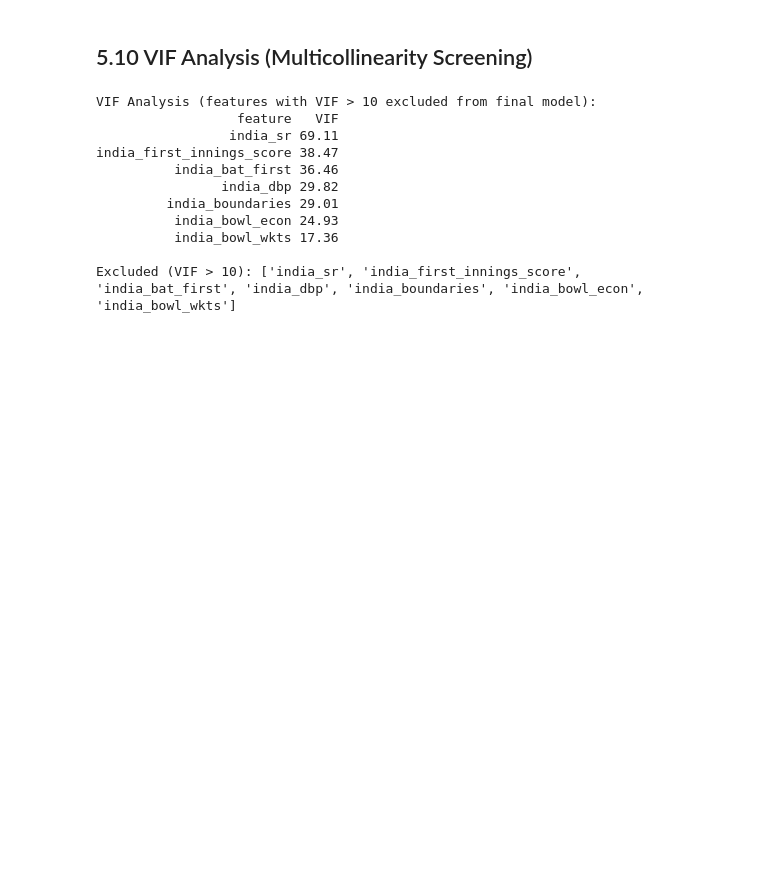
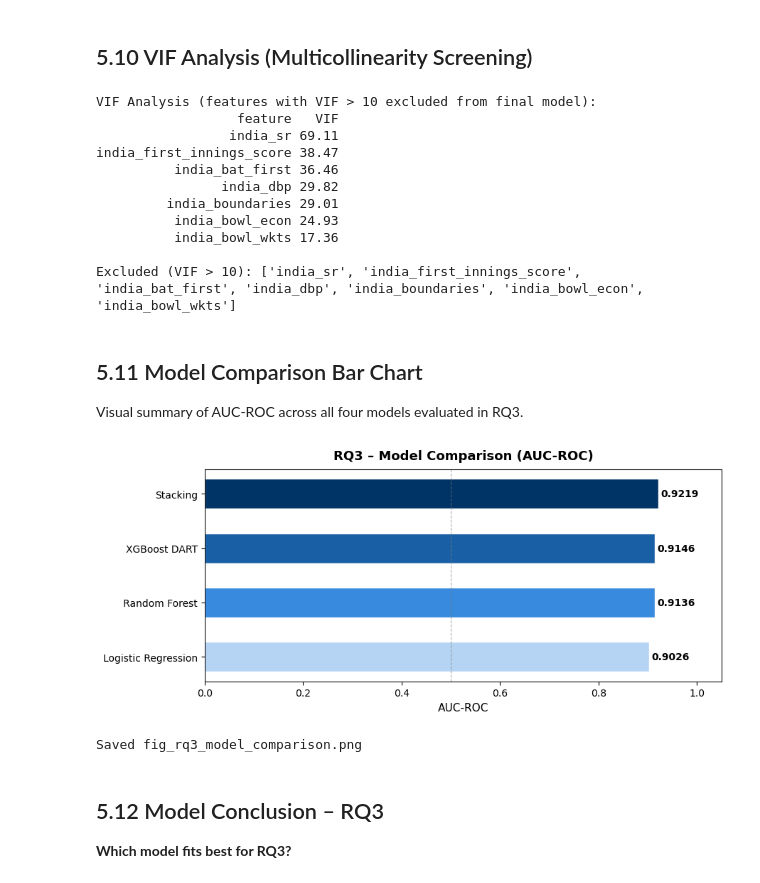
Before and after one commit to jesminec/india-cricket-analytics, a Jupyter notebook: notebooks/05_rq3_multi_kpi_classifier.ipynb, the cells around one changed output. Drawn from its saved outputs; the diff is of its cells as text; code cells hidden in the pictures; blank space fills up the shorter version.

```diff
--- a/notebooks/05_rq3_multi_kpi_classifier.ipynb
+++ b/notebooks/05_rq3_multi_kpi_classifier.ipynb
@@ -282,3 +282,38 @@ india_first_innings_score 38.47
           india_bowl_wkts 17.36
 
 Excluded (VIF > 10): ['india_sr', 'india_first_innings_score', 'india_bat_first', 'india_dbp', 'india_boundaries', 'india_bowl_econ', 'india_bowl_wkts']
+# %% [markdown]
+## 5.11  Model Comparison Bar Chart
+
+Visual summary of AUC-ROC across all four models evaluated in RQ3.
+# %%
+# results dict must exist from section 5.7
+try:
+    res_df = pd.DataFrame(results).T
+    metric = 'auc_roc' if 'auc_roc' in res_df.columns else res_df.columns[0]
+
+    fig, ax = plt.subplots(figsize=(9, 4))
+    colors = ['#B5D4F4','#378ADD','#185FA5','#003366']
+    bars = ax.barh(res_df.index, res_df[metric], color=colors[:len(res_df)],
+                   edgecolor='white', height=0.55)
+    for bar in bars:
+        w = bar.get_width()
+        ax.text(w + 0.005, bar.get_y() + bar.get_height()/2,
+                f'{w:.4f}', va='center', fontsize=10, fontweight='bold')
+    ax.set_xlabel(metric.upper().replace('_', '-'), fontsize=11)
+    ax.set_title('RQ3 – Model Comparison (AUC-ROC)', fontsize=13, fontweight='bold', pad=10)
+    ax.set_xlim(0, 1.05)
+    ax.axvline(0.5, color='grey', lw=0.8, ls='--', alpha=0.6)
+    fig.tight_layout()
+    fig.savefig(FIGS / 'fig_rq3_model_comparison.png', dpi=150)
+    plt.show()
+    print('Saved fig_rq3_model_comparison.png')
+except Exception as e:
+    print(f'Run section 5.7 first to populate `results`. Error: {e}')
+# %% [output]
+[figure, added]
+Saved fig_rq3_model_comparison.png
+# %% [markdown]
+## 5.12  Model Conclusion – RQ3
+
+**Which model fits best for RQ3?**
```
Also changed, not shown: parts of 1 cell of this notebook, 17 other files.
